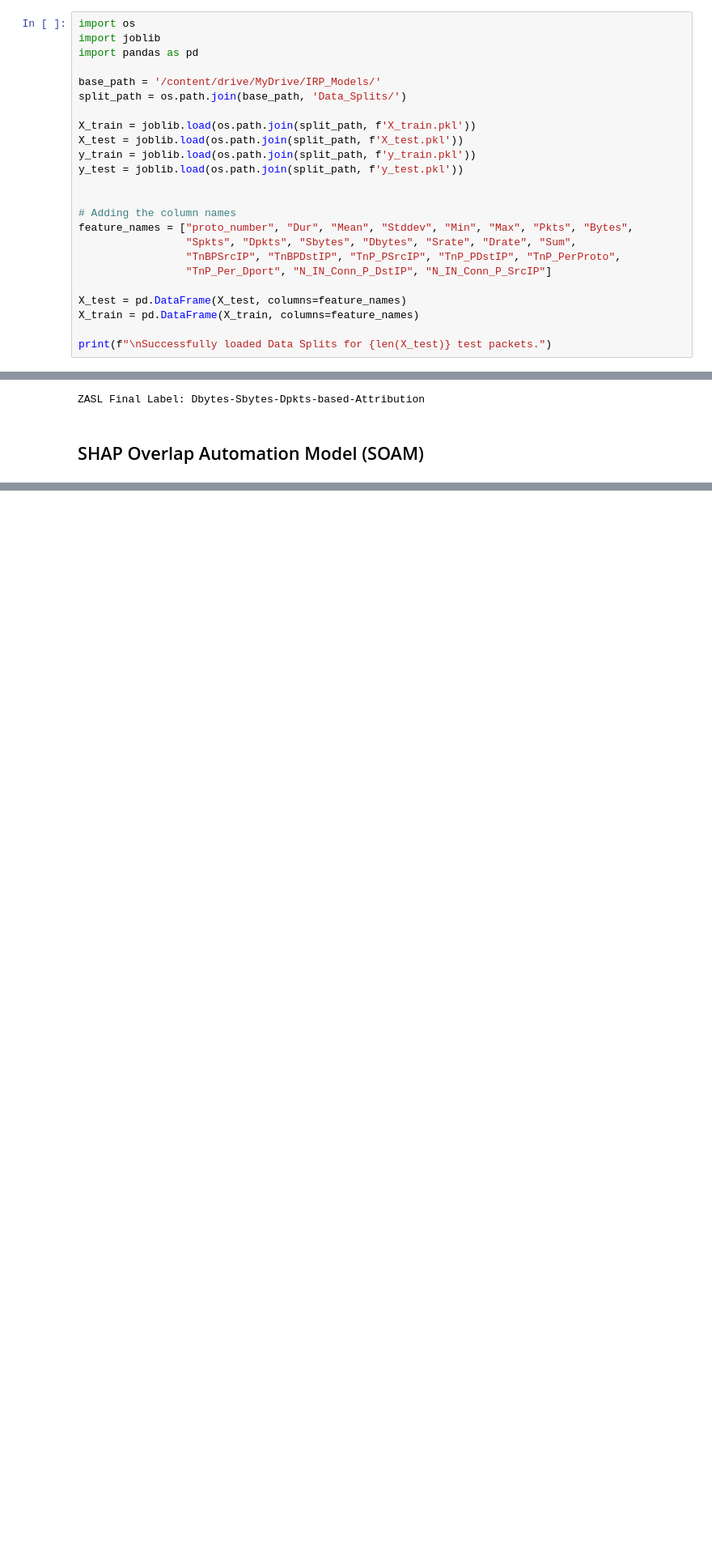
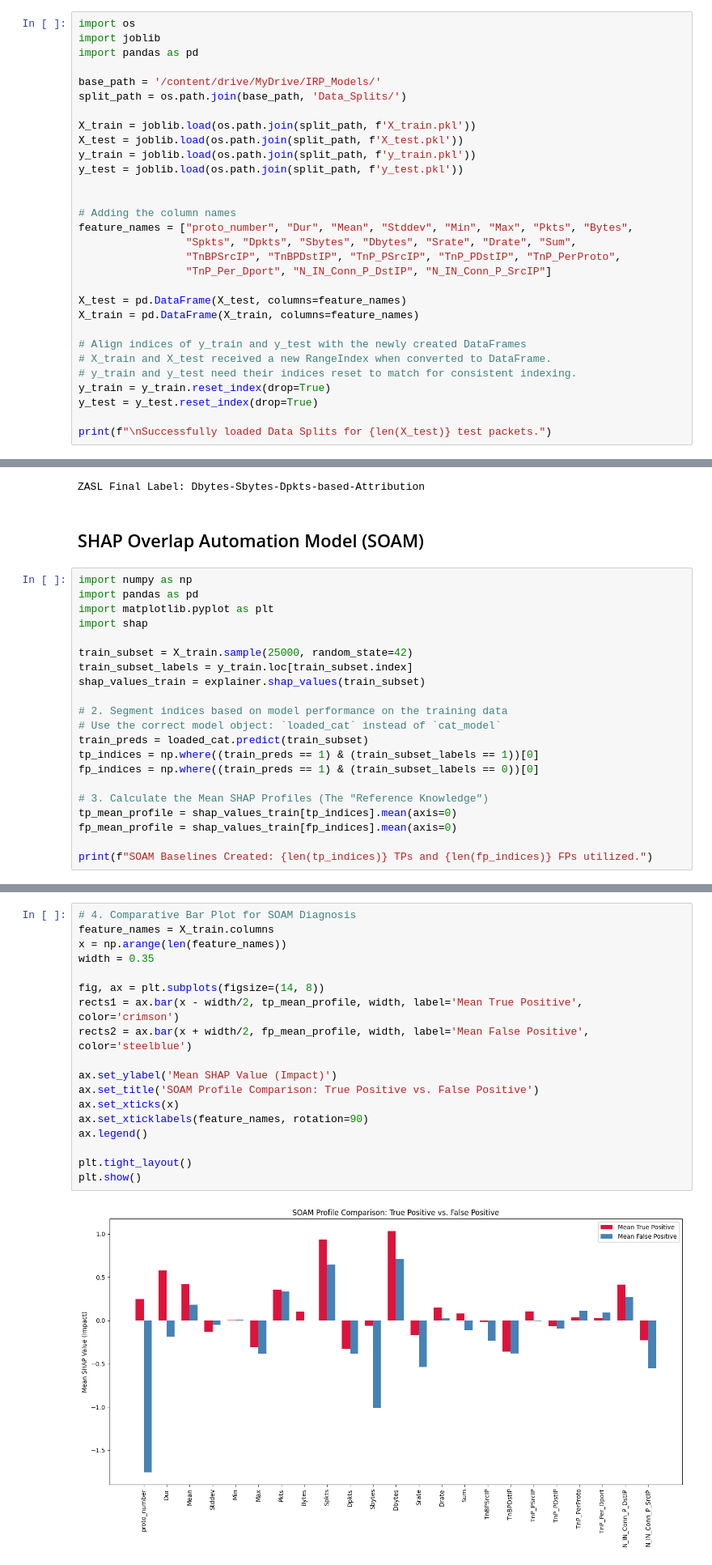
Before and after one commit to MohHaroon/XAI-based-ZSL-for-IIDS, a Jupyter notebook: ZSAL_and_SOAM.ipynb, the cells around one changed output, grey strips where cells are left out. Shown at 81% size. Cells and saved outputs as stored; diff of their text form; blank space fills up the shorter version.

Commit message:
SOAM implementation ongoing

```diff
--- a/ZSAL_and_SOAM.ipynb
+++ b/ZSAL_and_SOAM.ipynb
@@ -59,6 +59,12 @@ feature_names = ["proto_number", "Dur", "Mean", "Stddev", "Min", "Max", "Pkts",
 X_test = pd.DataFrame(X_test, columns=feature_names)
 X_train = pd.DataFrame(X_train, columns=feature_names)
 
+# Align indices of y_train and y_test with the newly created DataFrames
+# X_train and X_test received a new RangeIndex when converted to DataFrame.
+# y_train and y_test need their indices reset to match for consistent indexing.
+y_train = y_train.reset_index(drop=True)
+y_test = y_test.reset_index(drop=True)
+
 print(f"\nSuccessfully loaded Data Splits for {len(X_test)} test packets.")
 # %% [output]
 Successfully loaded Data Splits for 42000 test packets.
@@ -187,3 +193,24 @@ print(f"ZASL Final Label: {zasl_name}")
 ZASL Final Label: Dbytes-Sbytes-Dpkts-based-Attribution
 # %% [markdown]
 ## SHAP Overlap Automation Model (SOAM)
+# %%
+import numpy as np
+import pandas as pd
+import matplotlib.pyplot as plt
+import shap
+
+train_subset = X_train.sample(25000, random_state=42)
+train_subset_labels = y_train.loc[train_subset.index]
+shap_values_train = explainer.shap_values(train_subset)
+
+# 2. Segment indices based on model performance on the training data
+# Use the correct model object: `loaded_cat` instead of `cat_model`
+train_preds = loaded_cat.predict(train_subset)
+tp_indices = np.where((train_preds == 1) & (train_subset_labels == 1))[0]
+fp_indices = np.where((train_preds == 1) & (train_subset_labels == 0))[0]
+
+# 3. Calculate the Mean SHAP Profiles (The "Reference Knowledge")
+tp_mean_profile = shap_values_train[tp_indices].mean(axis=0)
+fp_mean_profile = shap_values_train[fp_indices].mean(axis=0)
+
+print(f"SOAM Baselines Created: {len(tp_indices)} TPs and {len(fp_indices)} FPs utilized.")
@@ -189,0 +219,20 @@ ZASL Final Label: Dbytes-Sbytes-Dpkts-based-Attribution
+# %%
+# 4. Comparative Bar Plot for SOAM Diagnosis
+feature_names = X_train.columns
+x = np.arange(len(feature_names))
+width = 0.35
+
+fig, ax = plt.subplots(figsize=(14, 8))
+rects1 = ax.bar(x - width/2, tp_mean_profile, width, label='Mean True Positive', color='crimson')
+rects2 = ax.bar(x + width/2, fp_mean_profile, width, label='Mean False Positive', color='steelblue')
+
+ax.set_ylabel('Mean SHAP Value (Impact)')
+ax.set_title('SOAM Profile Comparison: True Positive vs. False Positive')
+ax.set_xticks(x)
+ax.set_xticklabels(feature_names, rotation=90)
+ax.legend()
+
+plt.tight_layout()
+plt.show()
+# %% [output]
+[figure, added]
```
Also changed, not shown: parts of 2 cells of this notebook.
